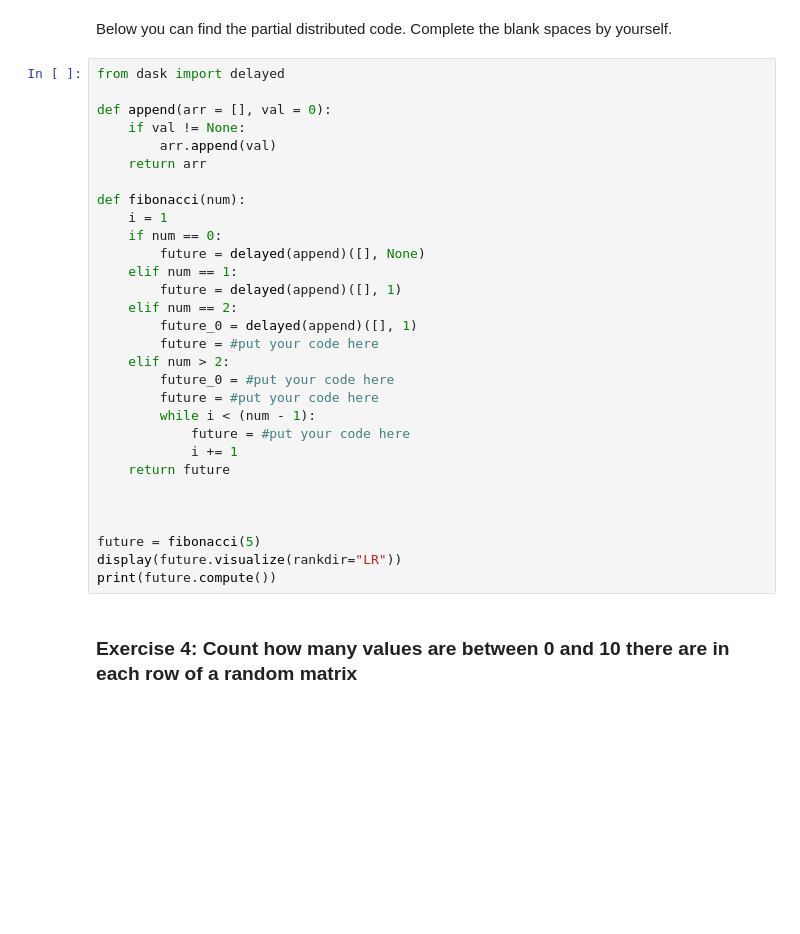
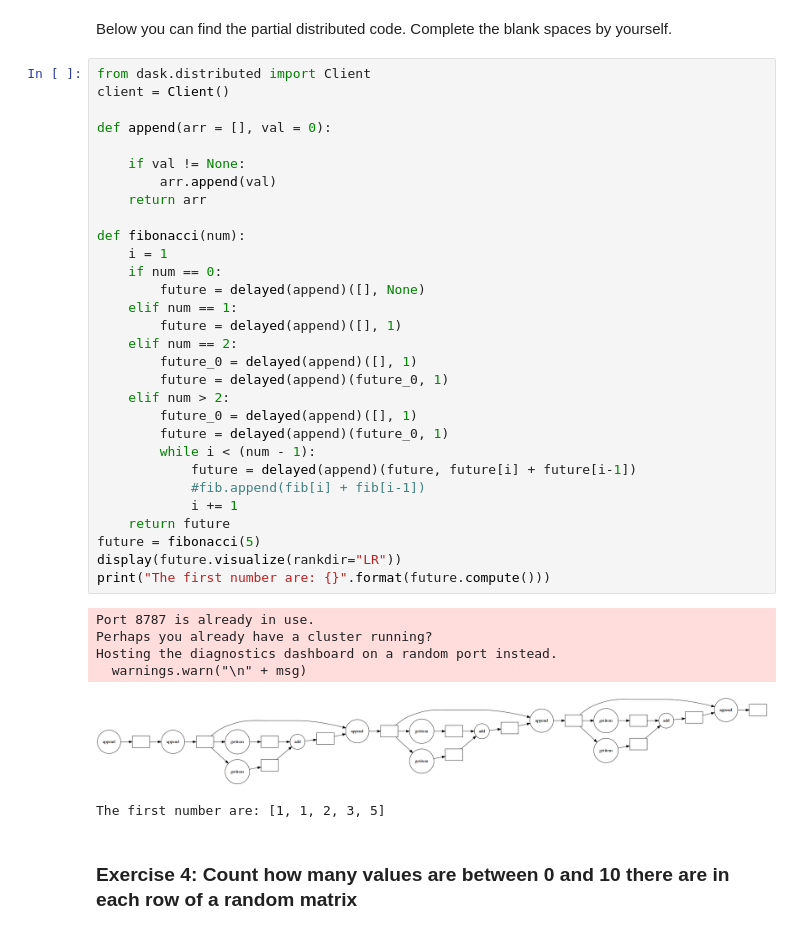
Before and after one commit to sirCamp/ManagementAndAnalysisOfPhysicsDatasetsB, a Jupyter notebook: lecture_2/solution/distributed_calculos.ipynb, the cells around one changed output. Saved outputs shown, nothing was run; the diff lists cells and outputs as text; blank space fills up the shorter version.

```diff
--- a/lecture_2/solution/distributed_calculos.ipynb
+++ b/lecture_2/solution/distributed_calculos.ipynb
@@ -301,35 +303,42 @@ print("The first n fibonacci numbers are: " + str(result))
 # %% [markdown]
 Below you can find the partial distributed code. Complete the blank spaces by yourself.
 # %%
-from dask import delayed
+from dask.distributed import Client
+client = Client()
 
 def append(arr = [], val = 0):
+
     if val != None:
         arr.append(val)
     return arr
 
 def fibonacci(num):
     i = 1
     if num == 0:
         future = delayed(append)([], None)
     elif num == 1:
         future = delayed(append)([], 1)
     elif num == 2:
         future_0 = delayed(append)([], 1)
-        future = #put your code here
+        future = delayed(append)(future_0, 1)
     elif num > 2:
-        future_0 = #put your code here
-        future = #put your code here
+        future_0 = delayed(append)([], 1)
+        future = delayed(append)(future_0, 1)
         while i < (num - 1):
-            future = #put your code here
+            future = delayed(append)(future, future[i] + future[i-1])
+            #fib.append(fib[i] + fib[i-1])
             i += 1
     return future
-
-
-
 future = fibonacci(5)
 display(future.visualize(rankdir="LR"))
-print(future.compute())
+print("The first number are: {}".format(future.compute()))
+# %% [output]
+Port 8787 is already in use.
+Perhaps you already have a cluster running?
+Hosting the diagnostics dashboard on a random port instead.
+  warnings.warn("\n" + msg)
+[figure, added]
+The first number are: [1, 1, 2, 3, 5]
 # %% [markdown]
 ### Exercise 4: Count how many values are between 0 and 10 there are in each row of a random matrix
 # %%
```
Also changed, not shown: parts of 5 cells of this notebook, 26 other files.
